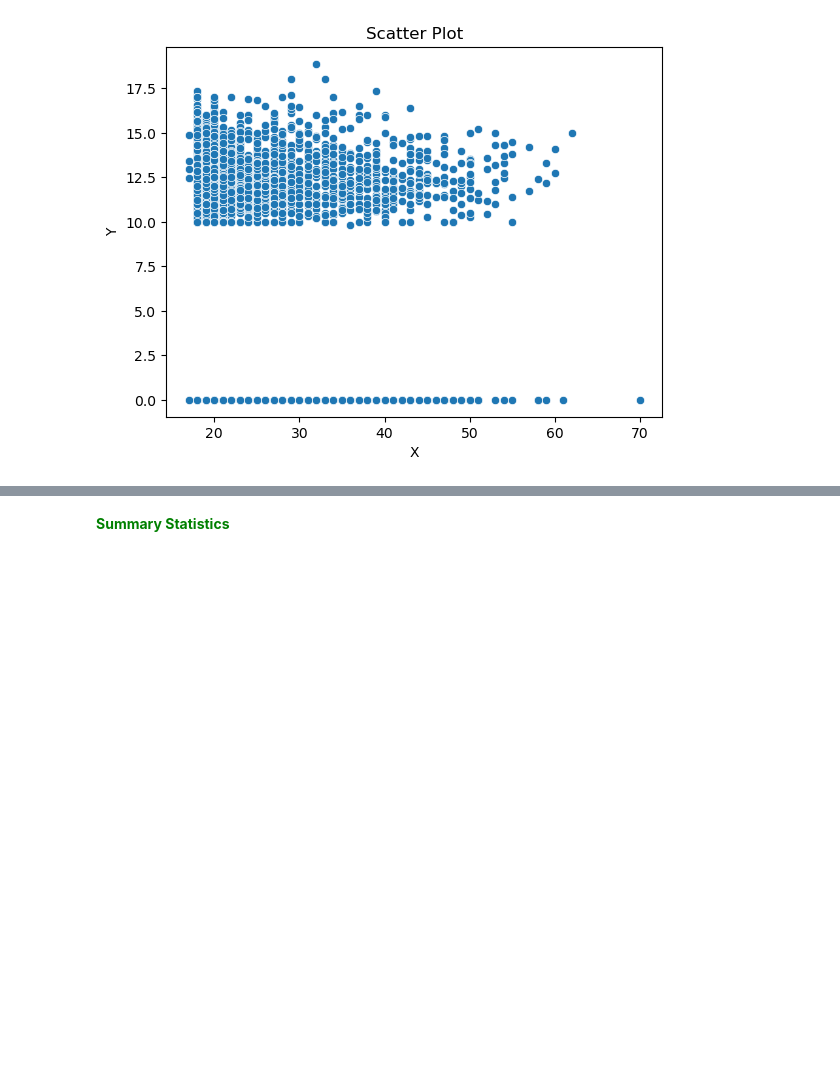
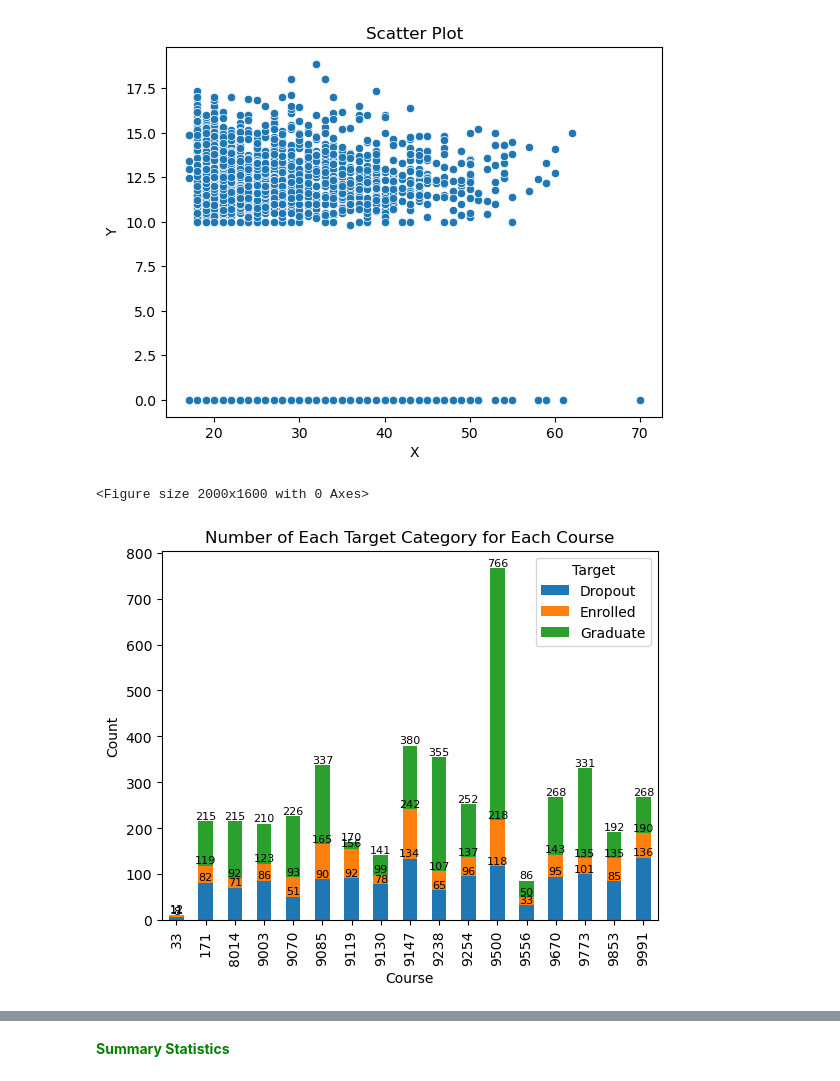
Before and after one commit to omar-kabeer/forecasting-academic-trajectories, a Jupyter notebook: notebooks/notebook.ipynb, the cells around one changed output, grey strips where cells are left out. Cells and saved outputs as stored; diff of their text form; code cells hidden in the pictures; blank space fills up the shorter version.

```diff
--- a/notebooks/notebook.ipynb
+++ b/notebooks/notebook.ipynb
@@ -720,3 +720,27 @@ plt.ylabel('Y')
 plt.show()
 # %% [output]
 [figure]
+# %%
+# Grouping the data by 'Course' and 'Target' and getting the count
+grouped = df.groupby(['Course', 'Target']).size().unstack()
+
+# Setting the figure size
+plt.figure(figsize=(20, 16))  # Adjust the width and height as desired
+
+# Plotting the data
+ax = grouped.plot(kind='bar', stacked=True)
+
+# Adding count labels to each bar stack with adjusted font size
+for container in ax.containers:
+    ax.bar_label(container, fontsize=8)  # Adjust the font size as desired
+
+# Adding labels and title
+plt.xlabel('Course')
+plt.ylabel('Count')
+plt.title('Number of Each Target Category for Each Course')
+
+# Displaying the plot
+plt.show();
+# %% [output]
+<Figure size 2000x1600 with 0 Axes>
+[figure, added]
```
Also changed, not shown: parts of 13 cells of this notebook.
